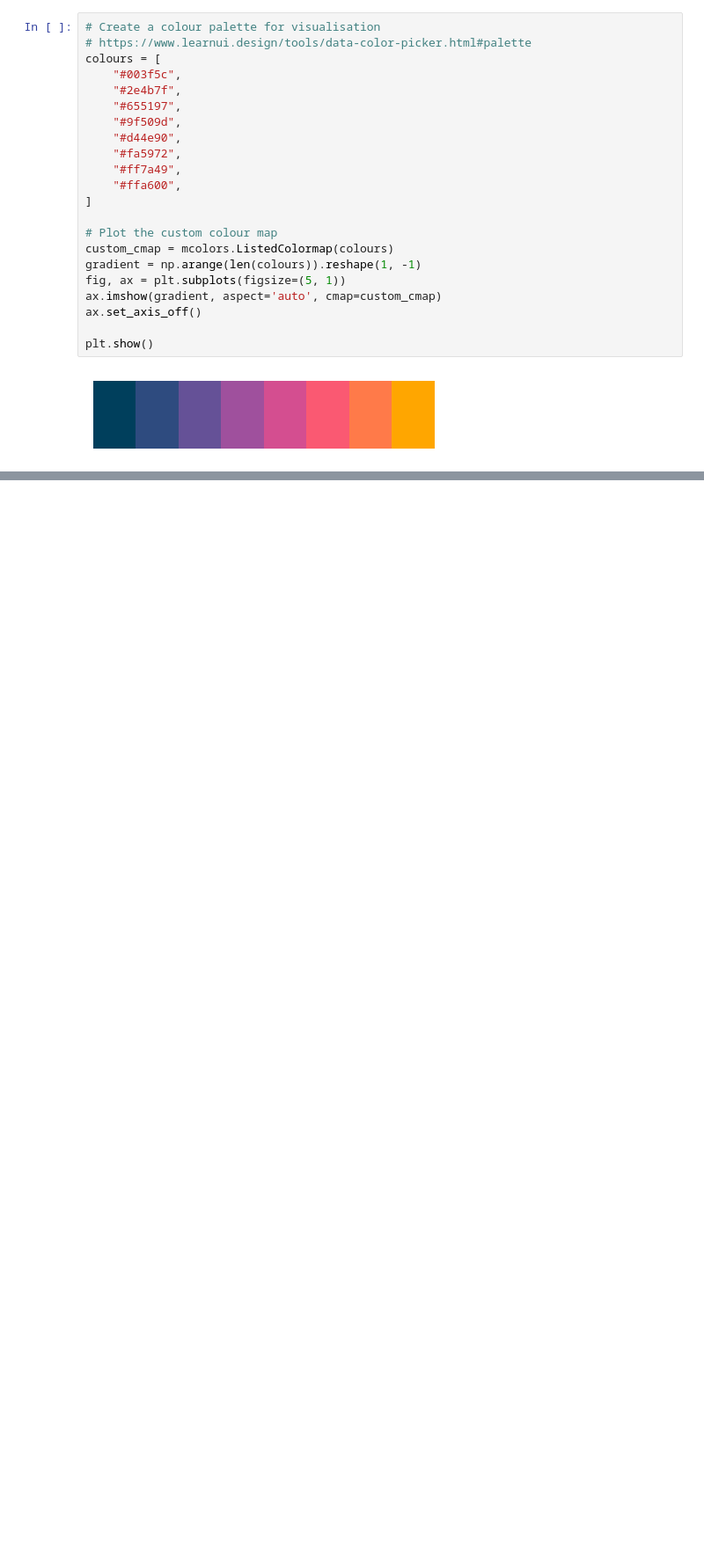
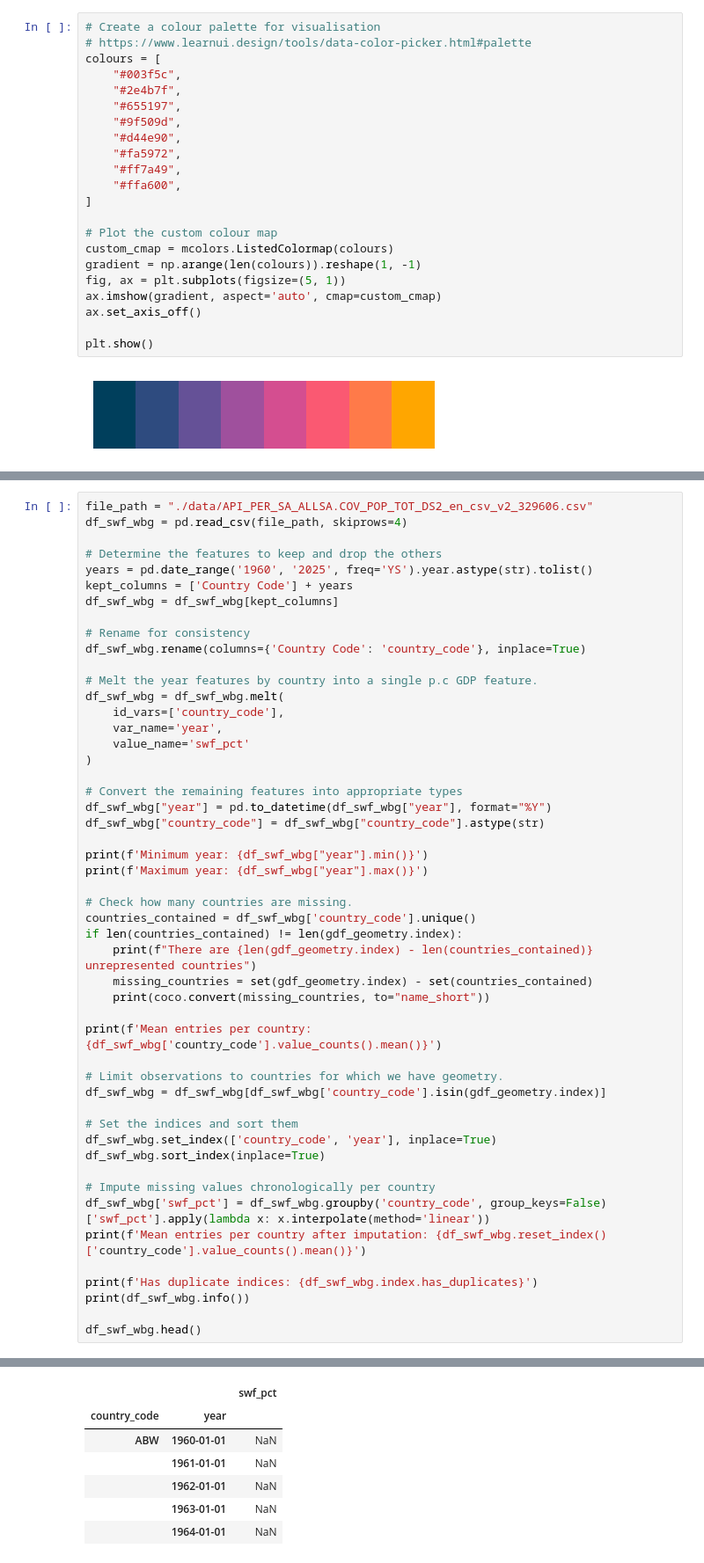
Before and after one commit to Soundscape/dsm050-midterm, a Jupyter notebook: analysis.ipynb, the cells around one changed output, grey strips where cells are left out. Shown at 88% size. Saved outputs shown, nothing was run; the diff lists cells and outputs as text; blank space fills up the shorter version.

```diff
--- a/analysis.ipynb
+++ b/analysis.ipynb
@@ -61,0 +276,51 @@ plt.show()
+# %%
+file_path = "./data/API_PER_SA_ALLSA.COV_POP_TOT_DS2_en_csv_v2_329606.csv"
+df_swf_wbg = pd.read_csv(file_path, skiprows=4)
+
+# Determine the features to keep and drop the others
+years = pd.date_range('1960', '2025', freq='YS').year.astype(str).tolist()
+kept_columns = ['Country Code'] + years
+df_swf_wbg = df_swf_wbg[kept_columns]
+
+# Rename for consistency
+df_swf_wbg.rename(columns={'Country Code': 'country_code'}, inplace=True)
+
+# Melt the year features by country into a single p.c GDP feature.
+df_swf_wbg = df_swf_wbg.melt(
+    id_vars=['country_code'],
+    var_name='year',
+    value_name='swf_pct'
+)
+
+# Convert the remaining features into appropriate types
+df_swf_wbg["year"] = pd.to_datetime(df_swf_wbg["year"], format="%Y")
+df_swf_wbg["country_code"] = df_swf_wbg["country_code"].astype(str)
+
+print(f'Minimum year: {df_swf_wbg["year"].min()}')
+print(f'Maximum year: {df_swf_wbg["year"].max()}')
+
+# Check how many countries are missing.
+countries_contained = df_swf_wbg['country_code'].unique()
+if len(countries_contained) != len(gdf_geometry.index):
+    print(f"There are {len(gdf_geometry.index) - len(countries_contained)} unrepresented countries")
+    missing_countries = set(gdf_geometry.index) - set(countries_contained)
+    print(coco.convert(missing_countries, to="name_short"))
+
+print(f'Mean entries per country: {df_swf_wbg['country_code'].value_counts().mean()}')
+
+# Limit observations to countries for which we have geometry.
+df_swf_wbg = df_swf_wbg[df_swf_wbg['country_code'].isin(gdf_geometry.index)]
+
+# Set the indices and sort them
+df_swf_wbg.set_index(['country_code', 'year'], inplace=True)
+df_swf_wbg.sort_index(inplace=True)
+
+# Impute missing values chronologically per country
+df_swf_wbg['swf_pct'] = df_swf_wbg.groupby('country_code', group_keys=False)['swf_pct'].apply(lambda x: x.interpolate(method='linear'))
+print(f'Mean entries per country after imputation: {df_swf_wbg.reset_index()['country_code'].value_counts().mean()}')
+
+print(f'Has duplicate indices: {df_swf_wbg.index.has_duplicates}')
+print(df_swf_wbg.info())
+
+df_swf_wbg.head()
+# %% [output]
@@ -61,0 +343,7 @@ plt.show()
+|  |  | swf_pct |
+| country_code | year |  |
+| ABW | 1960-01-01 | NaN |
+|  | 1961-01-01 | NaN |
+|  | 1962-01-01 | NaN |
+|  | 1963-01-01 | NaN |
+|  | 1964-01-01 | NaN |
```
Also changed, not shown: parts of 13 cells of this notebook, 1 other file.
